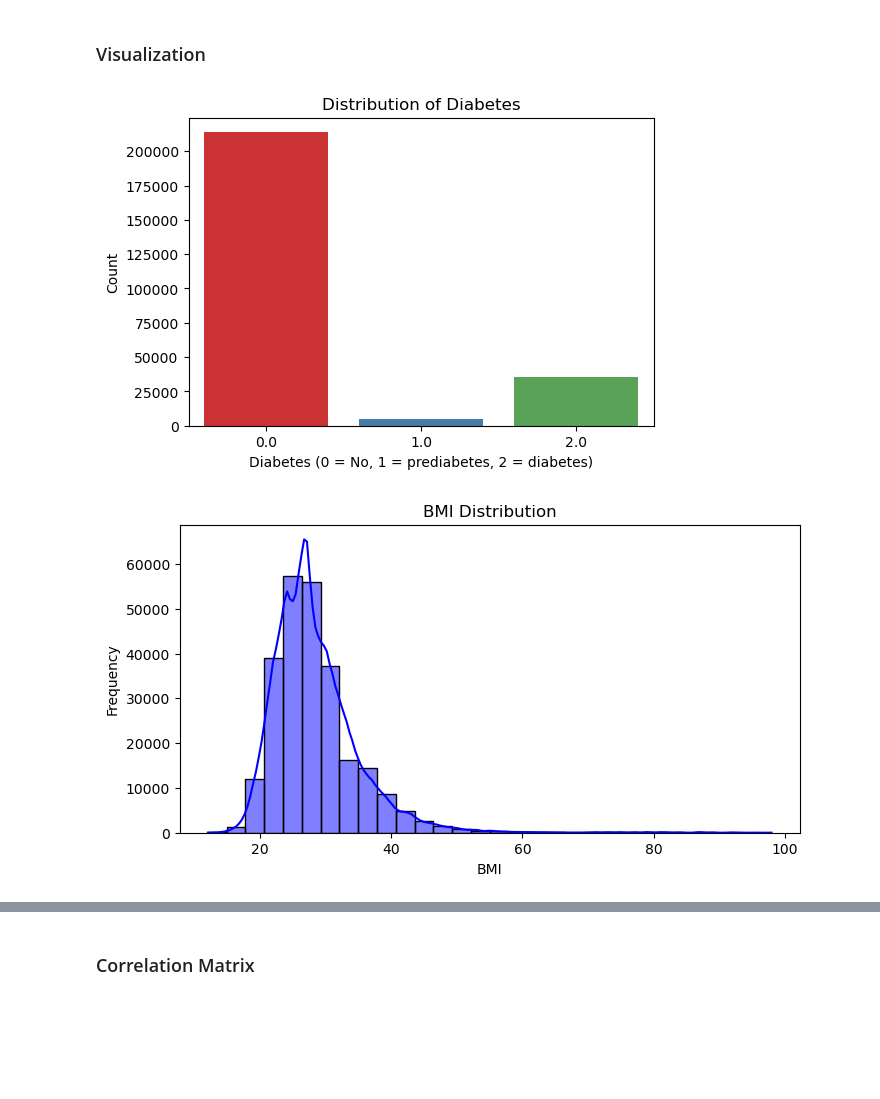
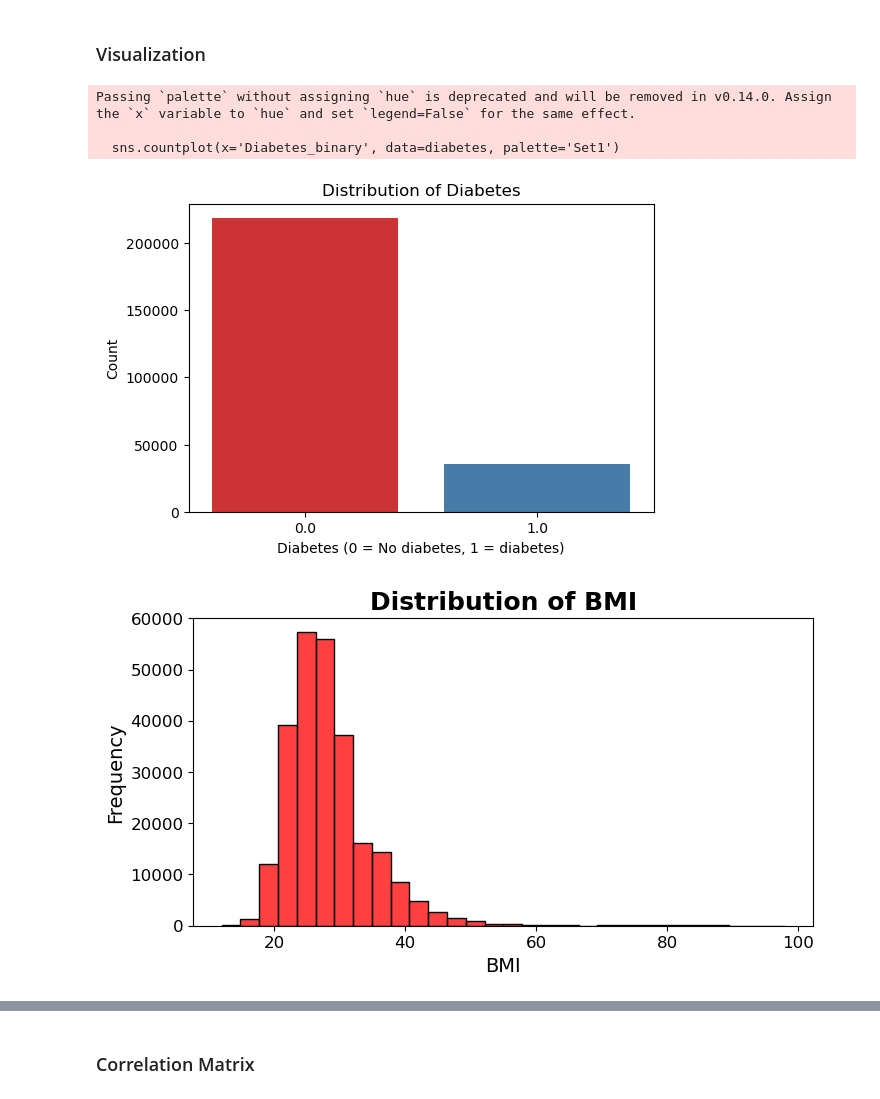
Before and after one commit to YaraHisham61/ML-project, a Jupyter notebook: visualization.ipynb, the cells around one changed output, grey strips where cells are left out. Cells and saved outputs as stored; diff of their text form; code cells hidden in the pictures; blank space fills up the shorter version.

```diff
--- a/visualization.ipynb
+++ b/visualization.ipynb
@@ -6,6 +6,6 @@ import matplotlib.pyplot as plt
 import seaborn as sns
 from sklearn.preprocessing import LabelEncoder
 # %%
-diabetes  = pd.read_csv("diabetes_012_health_indicators_BRFSS2015.csv")
+diabetes  = pd.read_csv("diabetes_binary_health_indicators_BRFSS2015.csv")
 diabetes.head()
 # %% [output]
@@ -27,20 +27,26 @@ print(null_columns)
 ### Visualization
 # %%
 plt.figure(figsize=(6, 4))
-sns.countplot(x='Diabetes_012', data=diabetes, palette='Set1')
+sns.countplot(x='Diabetes_binary', data=diabetes, palette='Set1')
 plt.title('Distribution of Diabetes')
-plt.xlabel('Diabetes (0 = No, 1 = prediabetes, 2 = diabetes)')
+plt.xlabel('Diabetes (0 = No diabetes, 1 = diabetes)')
 plt.ylabel('Count')
 plt.show()
 # %% [output]
+Passing `palette` without assigning `hue` is deprecated and will be removed in v0.14.0. Assign the `x` variable to `hue` and set `legend=False` for the same effect.
+
+  sns.countplot(x='Diabetes_binary', data=diabetes, palette='Set1')
-[figure, old version]
+[figure, new version]
 # %%
+
 plt.figure(figsize=(8, 4))
-sns.histplot(diabetes['BMI'], kde=True, bins=30, color='blue')
-plt.title('BMI Distribution')
-plt.xlabel('BMI')
-plt.ylabel('Frequency')
+sns.histplot(diabetes['BMI'], bins=30, color='red', edgecolor='black')
+plt.title('Distribution of BMI', fontsize=18, fontweight='bold')
+plt.xlabel('BMI', fontsize=14)
+plt.ylabel('Frequency', fontsize=14)
+plt.xticks(fontsize=12)
+plt.yticks(fontsize=12)
 plt.show()
 # %% [output]
-[figure, old version]
+[figure, new version]
 # %%
```
Also changed, not shown: parts of 9 cells of this notebook, 12 other files.
